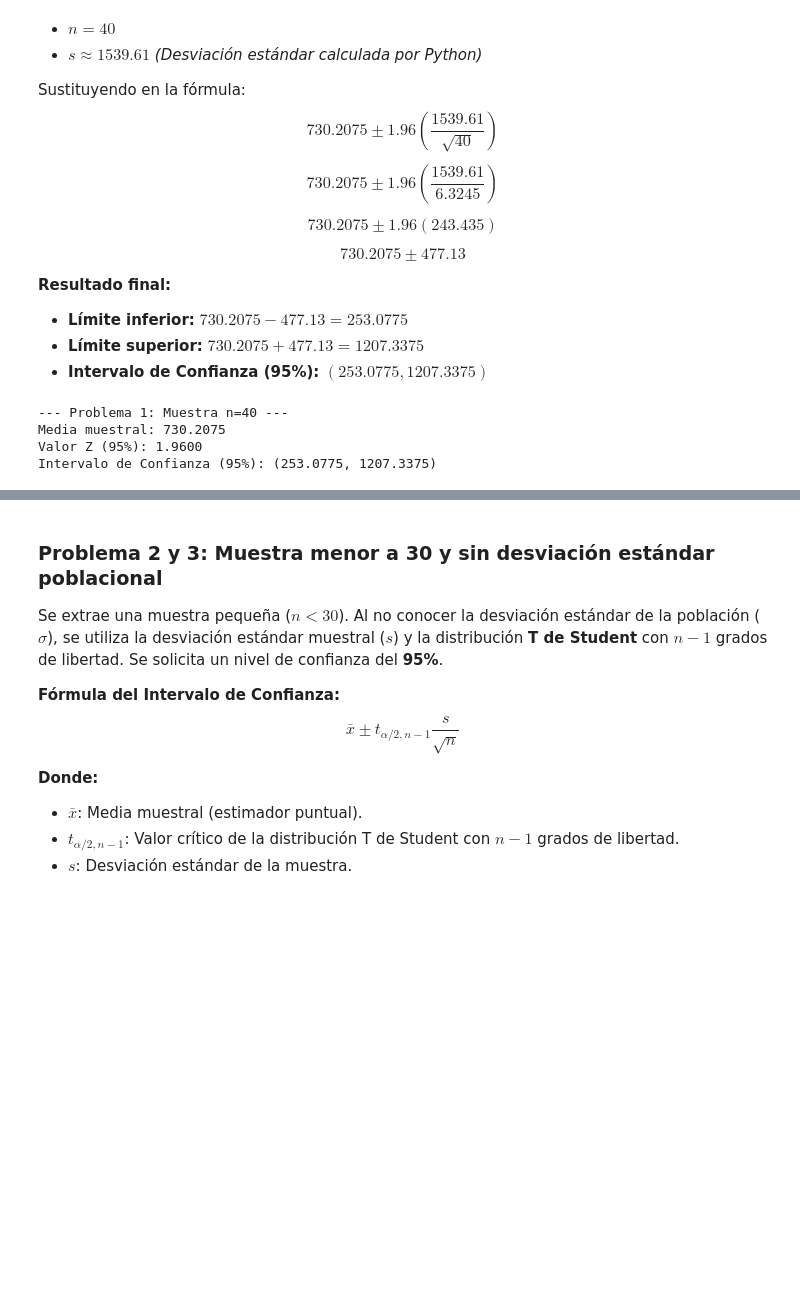
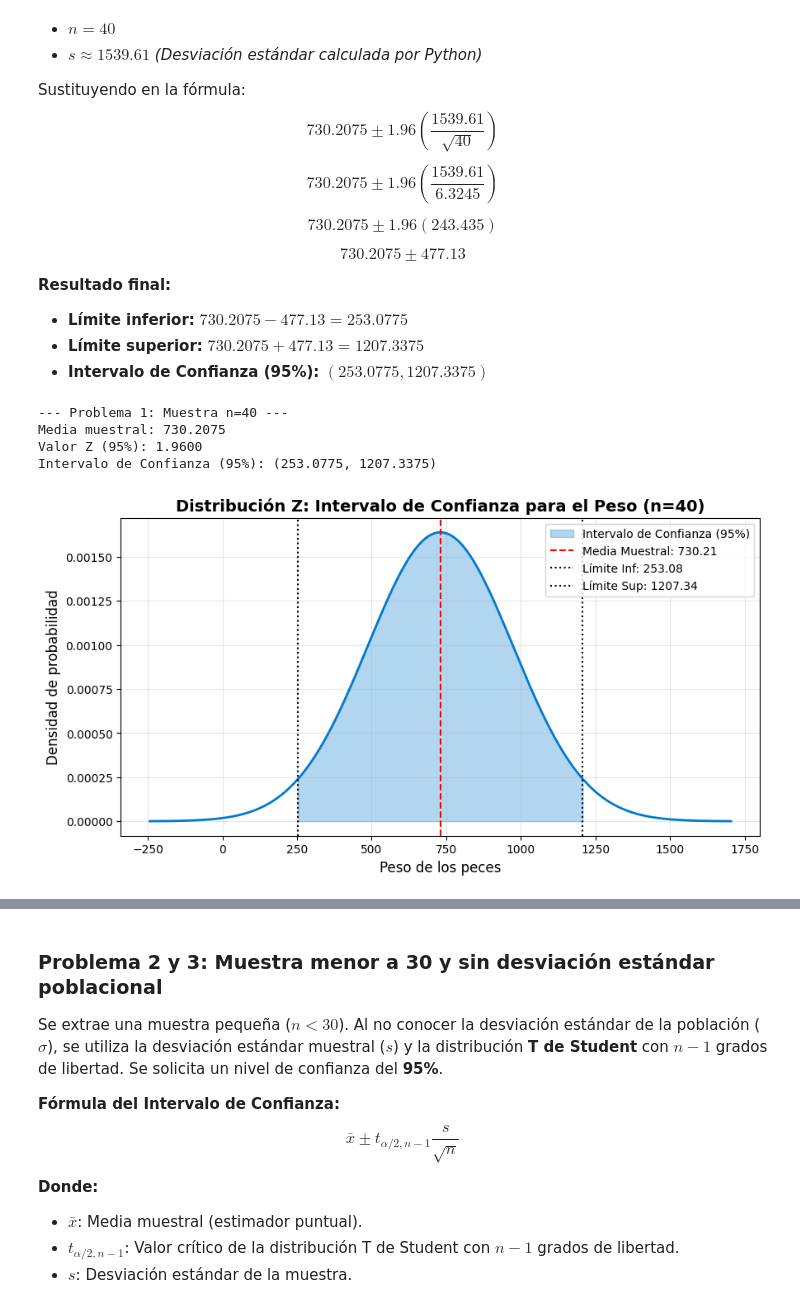
Before and after one commit to AxisCrazy/Probabilidad-y-estadistica-2, a Jupyter notebook: Portafolio_01.ipynb, the cells around one changed output, grey strips where cells are left out. Cells and saved outputs as stored; diff of their text form; code cells hidden in the pictures; blank space fills up the shorter version.

```diff
--- a/Portafolio_01.ipynb
+++ b/Portafolio_01.ipynb
@@ -75,23 +76,47 @@ $$ 730.2075 \pm 477.13 $$
 # %%
 # Extraer muestra mayor a 30
 muestra_1 = df[columna_analisis].sample(n=40, random_state=42)
 n1 = len(muestra_1)
 media1 = muestra_1.mean()
 # Usamos la desviación estándar de la muestra como aproximación
 std1 = muestra_1.std(ddof=1)
 
 # Nivel de confianza 95% -> alfa = 0.05 -> Z(0.025)
 z_valor = st.norm.ppf(0.975)
 margen_error_z = z_valor * (std1 / np.sqrt(n1))
 limite_inf_z = media1 - margen_error_z
 limite_sup_z = media1 + margen_error_z
 
 print(f"--- Problema 1: Muestra n={n1} ---")
 print(f"Media muestral: {media1:.4f}")
 print(f"Valor Z (95%): {z_valor:.4f}")
 print(f"Intervalo de Confianza (95%): ({limite_inf_z:.4f}, {limite_sup_z:.4f})")
+
+# --- GRÁFICA ---
+error_estandar_1 = std1 / np.sqrt(n1)
+x1 = np.linspace(media1 - 4*error_estandar_1, media1 + 4*error_estandar_1, 1000)
+y1 = st.norm.pdf(x1, media1, error_estandar_1)
+
+plt.figure(figsize=(10, 5))
+plt.plot(x1, y1, color='#007ACC', linewidth=2)
+
+x_fill = np.linspace(limite_inf_z, limite_sup_z, 500)
+y_fill = st.norm.pdf(x_fill, media1, error_estandar_1)
+plt.fill_between(x_fill, y_fill, color='#007ACC', alpha=0.3, label='Intervalo de Confianza (95%)')
+
+plt.axvline(media1, color='red', linestyle='--', linewidth=1.5, label=f'Media Muestral: {media1:.2f}')
+plt.axvline(limite_inf_z, color='black', linestyle=':', linewidth=1.5, label=f'Límite Inf: {limite_inf_z:.2f}')
+plt.axvline(limite_sup_z, color='black', linestyle=':', linewidth=1.5, label=f'Límite Sup: {limite_sup_z:.2f}')
+
+plt.title("Distribución Z: Intervalo de Confianza para el Peso (n=40)", fontsize=14, fontweight='bold')
+plt.xlabel("Peso de los peces", fontsize=12)
+plt.ylabel("Densidad de probabilidad", fontsize=12)
+plt.legend(loc='upper right')
+plt.grid(alpha=0.3)
+plt.show()
 # %% [output]
 --- Problema 1: Muestra n=40 ---
 Media muestral: 730.2075
 Valor Z (95%): 1.9600
 Intervalo de Confianza (95%): (253.0775, 1207.3375)
+[figure, added]
```
Also changed, not shown: parts of 4 cells of this notebook.
